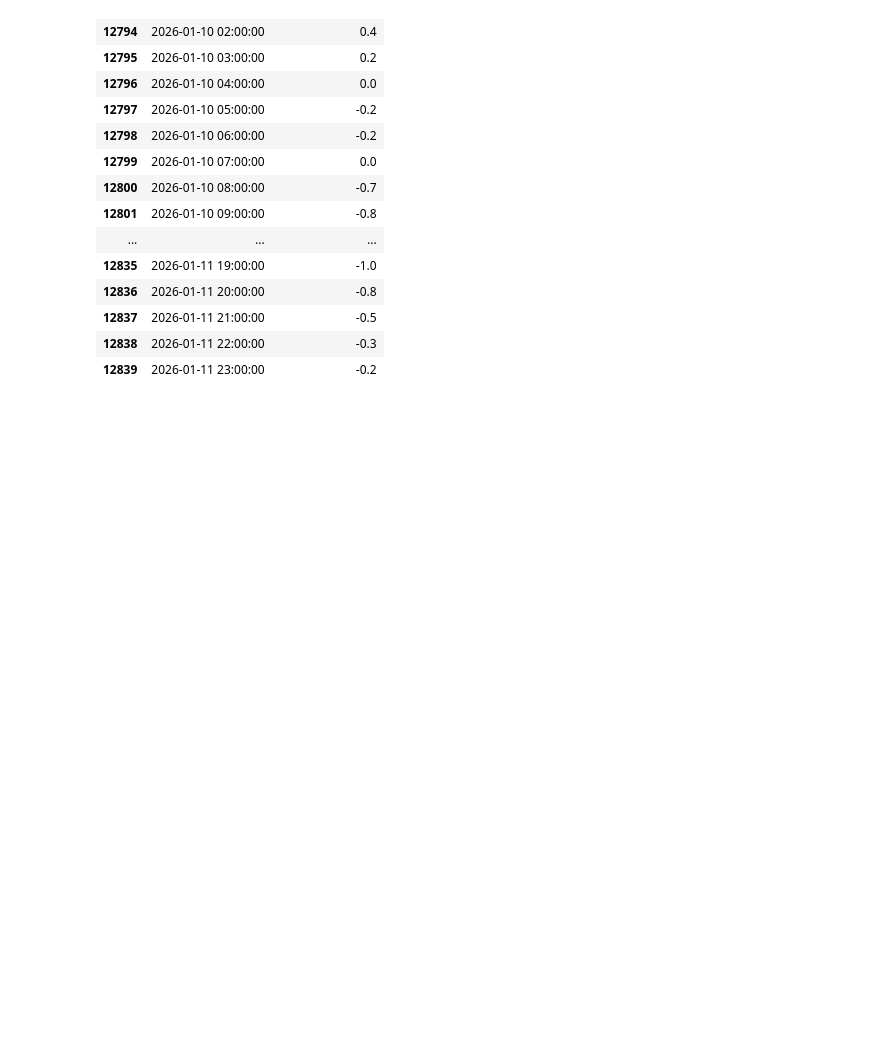
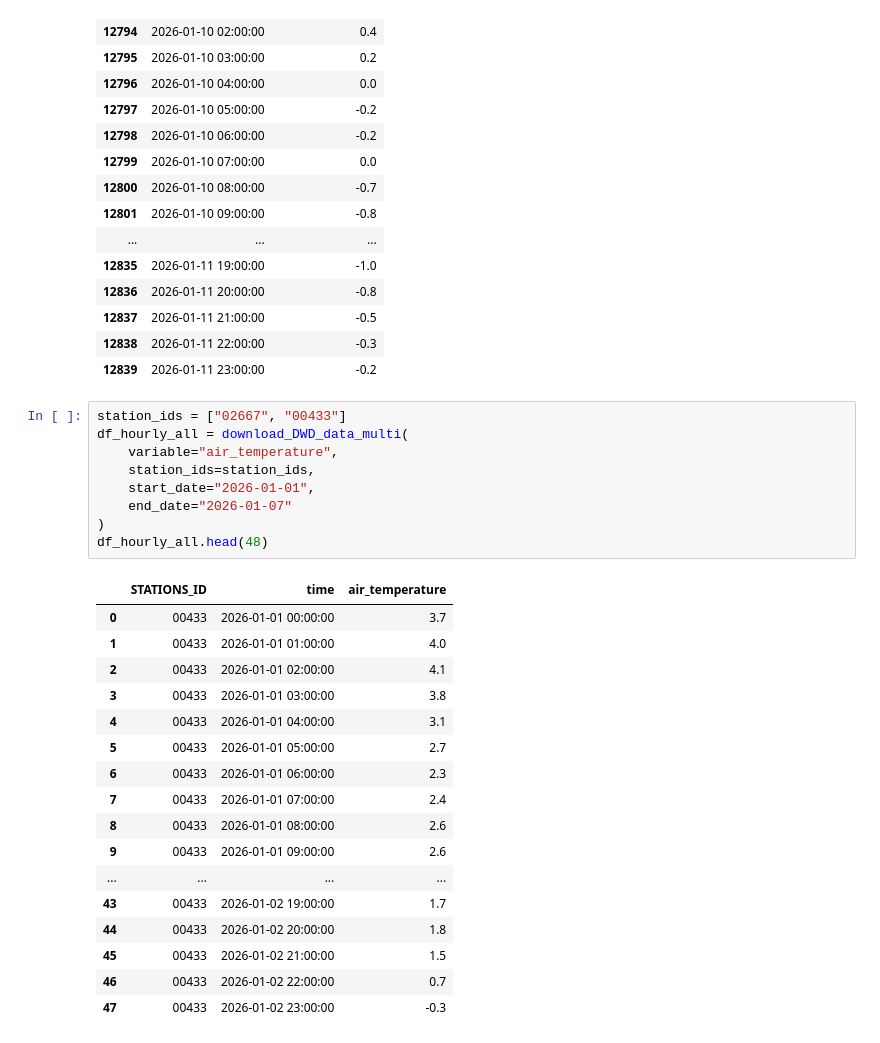
Before and after one commit to maschu09/earth-system-data-processing, a Jupyter notebook: data_access/project/project_esdp.ipynb, the cells around one changed output. Cells and saved outputs as stored; diff of their text form; blank space fills up the shorter version.

```diff
--- a/data_access/project/project_esdp.ipynb
+++ b/data_access/project/project_esdp.ipynb
@@ -357,3 +396,30 @@ download_DWD_data(
 | 12837 | 2026-01-11 21:00:00 | -0.5 |
 | 12838 | 2026-01-11 22:00:00 | -0.3 |
 | 12839 | 2026-01-11 23:00:00 | -0.2 |
+# %%
+station_ids = ["02667", "00433"]
+df_hourly_all = download_DWD_data_multi(
+    variable="air_temperature",
+    station_ids=station_ids,
+    start_date="2026-01-01",
+    end_date="2026-01-07"
+)
+df_hourly_all.head(48)
+# %% [output]
+|  | STATIONS_ID | time | air_temperature |
+| 0 | 00433 | 2026-01-01 00:00:00 | 3.7 |
+| 1 | 00433 | 2026-01-01 01:00:00 | 4.0 |
+| 2 | 00433 | 2026-01-01 02:00:00 | 4.1 |
+| 3 | 00433 | 2026-01-01 03:00:00 | 3.8 |
+| 4 | 00433 | 2026-01-01 04:00:00 | 3.1 |
+| 5 | 00433 | 2026-01-01 05:00:00 | 2.7 |
+| 6 | 00433 | 2026-01-01 06:00:00 | 2.3 |
+| 7 | 00433 | 2026-01-01 07:00:00 | 2.4 |
+| 8 | 00433 | 2026-01-01 08:00:00 | 2.6 |
+| 9 | 00433 | 2026-01-01 09:00:00 | 2.6 |
+| ... | ... | ... | ... |
+| 43 | 00433 | 2026-01-02 19:00:00 | 1.7 |
+| 44 | 00433 | 2026-01-02 20:00:00 | 1.8 |
+| 45 | 00433 | 2026-01-02 21:00:00 | 1.5 |
+| 46 | 00433 | 2026-01-02 22:00:00 | 0.7 |
+| 47 | 00433 | 2026-01-02 23:00:00 | -0.3 |
```
Also changed, not shown: parts of 2 cells of this notebook.
